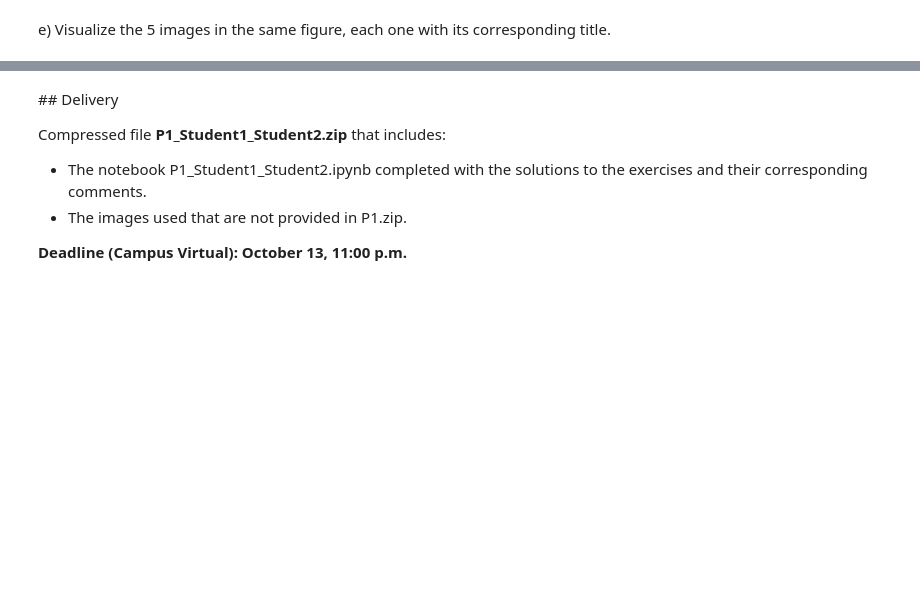
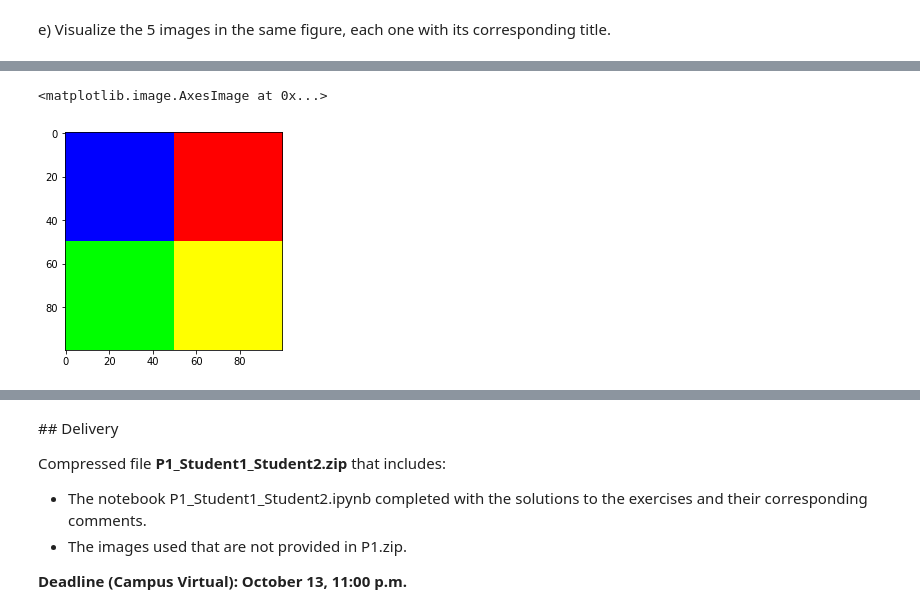
Before and after one commit to rsberrocal/VA_Practicas, a Jupyter notebook: Lab1/P1_ClaraRivadullaDuró.ipynb, the cells around one changed output, grey strips where cells are left out. Drawn from its saved outputs; the diff is of its cells as text; code cells hidden in the pictures; blank space fills up the shorter version.

```diff
--- a/Lab1/P1_ClaraRivadullaDuró.ipynb
+++ b/Lab1/P1_ClaraRivadullaDuró.ipynb
@@ -263,3 +263,12 @@ b) Using these three images, construct the following color image:
+# %%
+figure = np.zeros((100,100,3),dtype=np.uint8())
+figure[:,:,2] = fig3
+figure[:,:,0] = fig1
+figure[:,:,1] = fig2
+plt.imshow(figure)
+# %% [output]
+<matplotlib.image.AxesImage at 0x...>
+[figure, added]
 # %% [markdown]
 c) Read and visualize the image `sillas.jpg` (see figure top). Extract its three channels and visualize them in the same figure with their respective titles (see the figure bottom).
 <img src="images_notebook/ex17c.png">
```
Also changed, not shown: parts of 11 cells of this notebook.
